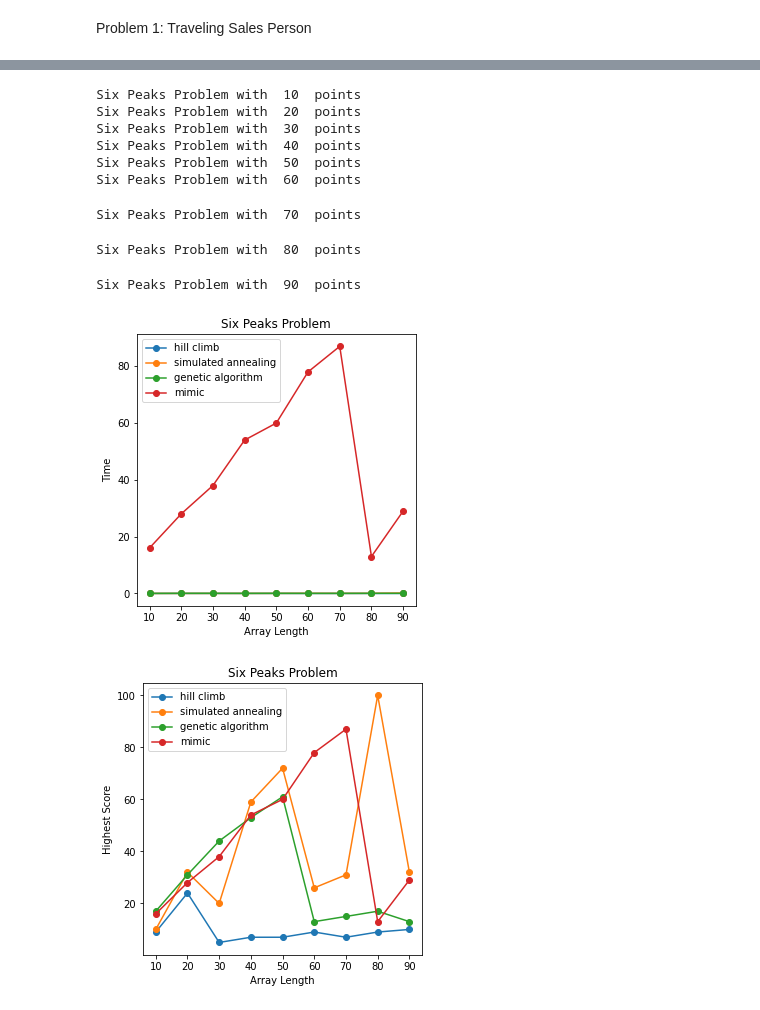
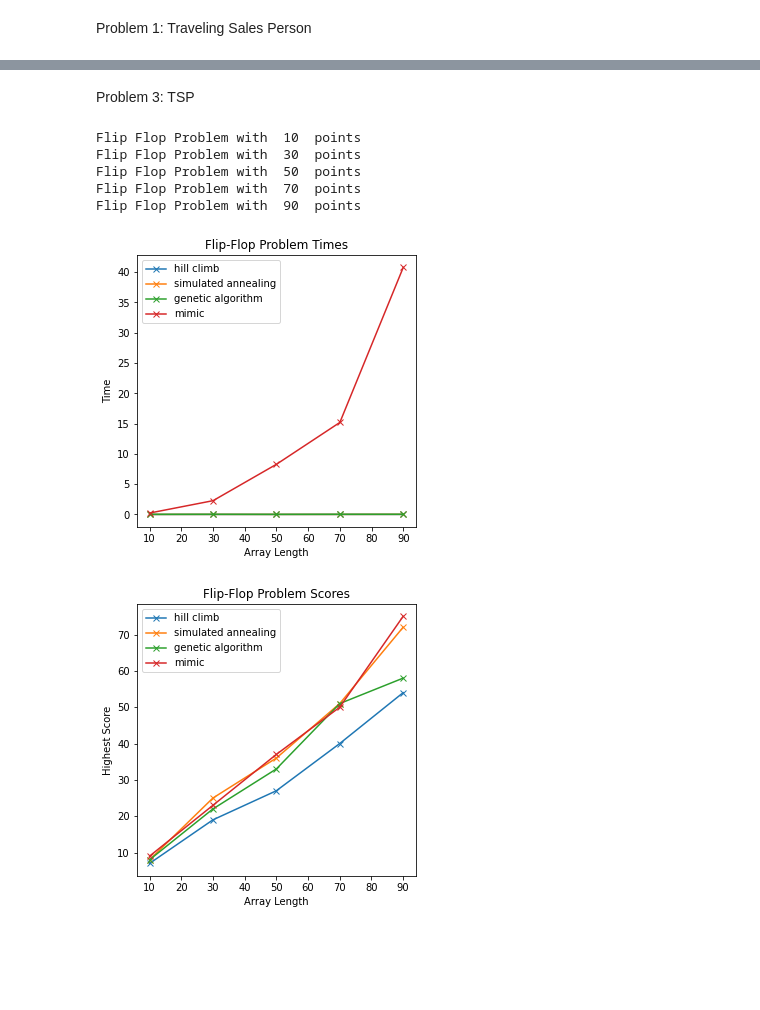
Before and after one commit to mgampe/randomizedOptimization, a Jupyter notebook: randomized_optimization_P2.ipynb, the cells around one changed output, grey strips where cells are left out. Saved outputs shown, nothing was run; the diff lists cells and outputs as text; code cells hidden in the pictures; blank space fills up the shorter version.

```diff
--- a/randomized_optimization_P2.ipynb
+++ b/randomized_optimization_P2.ipynb
@@ -396,7 +407,7 @@ NeuralNetwork(clip_max=5, hidden_nodes=[6, 6], learning_rate=0.001,
 # %% [markdown]
 Next, test RHC, GA, SA, and MIMIC on three known optimization problems using mlrose
 # %%
-def train_and_time(algo, times, scores):
+def testrun(algo, times, scores):
     start = time.time()
     state, top_score = algo()
     end = time.time()
@@ -459,0 +492,19 @@ Traveling Salesman Problem with  10  points
+# %%
+point_range = range(10,100,10)
+for p in point_range:
+    run_knapsack(p)
+plt.rcParams["figure.figsize"] = (5,5)
+
+plt.plot(point_range,kn_hill_times,'x-',point_range,kn_anneal_times,'x-',point_range, kn_genetic_times,'x-',point_range, kn_mimic_times,'x-')
+plt.title("Knapsack Problem Times")
+plt.xlabel("Array Length")
+plt.ylabel("Time")
+plt.legend(["hill climb", "simulated annealing","genetic algorithm","mimic"])
+plt.show()
+
+plt.plot(point_range,kn_hill_scores,'x-',point_range,kn_anneal_scores,'x-', point_range,kn_genetic_scores,'x-',point_range,kn_mimic_scores,'x-')
+plt.title("Knapsack Problem Scores")
+plt.xlabel("Array Length")
+plt.ylabel("Highest Score")
+plt.legend(["hill climb", "simulated annealing","genetic algorithm","mimic"])
+plt.show()
@@ -460 +523,3 @@ Traveling Salesman Problem with  10  points
+# %% [markdown]
+Problem 3: TSP
 # %%
@@ -477,30 +546,27 @@ def run_six_peaks(num_points):
 # %%
-point_range = range(10,100,10)
+point_range = range(10,100,20)
 for p in point_range:
-    run_six_peaks(p)
+    flip_flop(num_points = p)
 plt.rcParams["figure.figsize"] = (5,5)
-plt.plot(point_range,cp_hill_times,'o-',point_range,cp_anneal_times,'o-',point_range,cp_genetic_times,'o-',point_range,cp_mimic_scores,'o-')
-plt.title("Six Peaks Problem")
+
+plt.plot(point_range,ff_hill_times,'x-',point_range,ff_anneal_times,'x-',point_range,ff_genetic_times,'x-',point_range,ff_mimic_times,'x-')
+plt.title("Flip-Flop Problem Times")
 plt.xlabel("Array Length")
 plt.ylabel("Time")
 plt.legend(["hill climb", "simulated annealing","genetic algorithm","mimic"])
 plt.show()
 
-plt.plot(point_range,cp_hill_scores,'o-',point_range,cp_anneal_scores,'o-', point_range,cp_genetic_scores,'o-',point_range,cp_mimic_scores,'o-')
-plt.title("Six Peaks Problem")
+plt.plot(point_range,ff_hill_scores,'x-',point_range,ff_anneal_scores,'x-', point_range,ff_genetic_scores,'x-',point_range,ff_mimic_scores,'x-')
+plt.title("Flip-Flop Problem Scores")
 plt.xlabel("Array Length")
 plt.ylabel("Highest Score")
 plt.legend(["hill climb", "simulated annealing","genetic algorithm","mimic"])
 plt.show()
 # %% [output]
-Six Peaks Problem with  10  points
-Six Peaks Problem with  20  points
-Six Peaks Problem with  30  points
-Six Peaks Problem with  40  points
-Six Peaks Problem with  50  points
-Six Peaks Problem with  60  points
+Flip Flop Problem with  10  points
+Flip Flop Problem with  30  points
+Flip Flop Problem with  50  points
+Flip Flop Problem with  70  points
+Flip Flop Problem with  90  points
-Six Peaks Problem with  70  points
-Six Peaks Problem with  80  points
-Six Peaks Problem with  90  points
-[figure, old version]
+[figure, new version]
-[figure, old version]
+[figure, new version]
```
Also changed, not shown: parts of 18 cells of this notebook.
